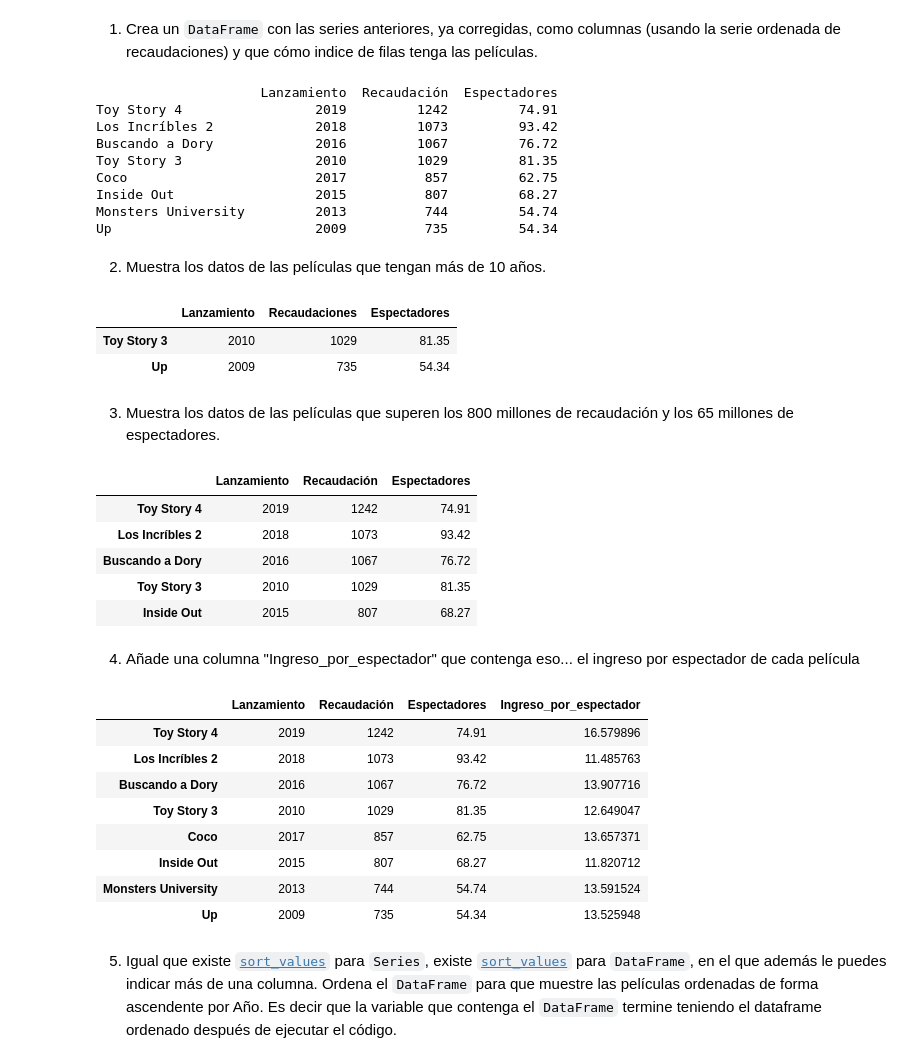
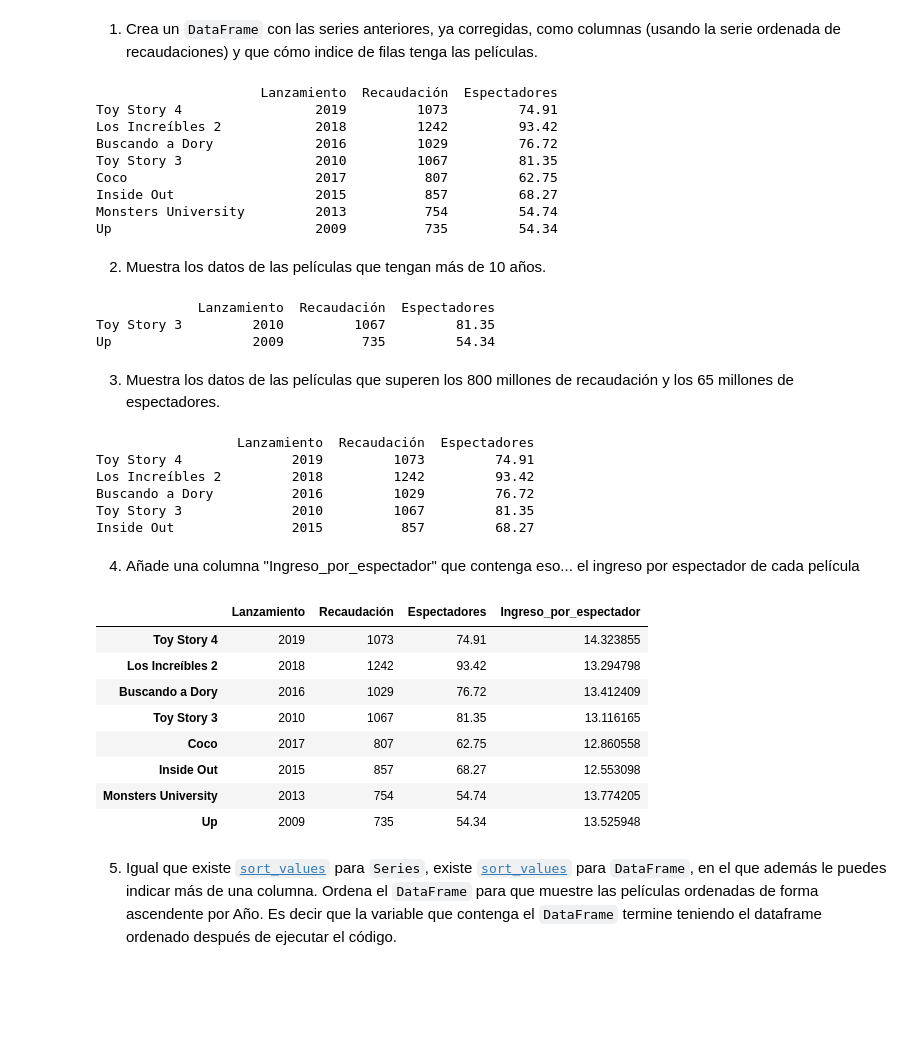
Before and after one commit to OKy9413/ONLINE_DS_THEBRIDGE_EXERSISES, a Jupyter notebook: 02_Programacion_y_Herramientas_Avanzadas/Sprint_04/Unidad_01/Practica_Obligatoria/18_Practica_Obligatoria_Pandas_I.ipynb, the cells around one changed output. Cells and saved outputs as stored; diff of their text form; code cells hidden in the pictures; blank space fills up the shorter version.

```diff
--- a/02_Programacion_y_Herramientas_Avanzadas/Sprint_04/Unidad_01/Practica_Obligatoria/18_Practica_Obligatoria_Pandas_I.ipynb
+++ b/02_Programacion_y_Herramientas_Avanzadas/Sprint_04/Unidad_01/Practica_Obligatoria/18_Practica_Obligatoria_Pandas_I.ipynb
@@ -126,9 +126,9 @@ print(profits['Monsters University'])
 # %% [output]
 754
 # %%
-titulos_corregidos = ["Toy Story 4", "Los Incríbles 2", "Buscando a Dory", "Toy Story 3", "Coco", "Inside Out", "Monsters University", "Up"]
+titulos_corregidos = ["Toy Story 4", "Los Increíbles 2", "Buscando a Dory", "Toy Story 3", "Coco", "Inside Out", "Monsters University", "Up"]
 release.index = titulos_corregidos
-copia_profits.index = titulos_corregidos
+profits.index = titulos_corregidos
 vewers.index = titulos_corregidos
 print(release.index, profits.index, vewers.index)
 # %% [output]
@@ -144,54 +144,54 @@ Index(['Toy Story 4', 'Los Incríbles 2', 'Buscando a Dory', 'Toy Story 3',
 # %% [markdown]
 1. Crea un `DataFrame` con las series anteriores, ya corregidas, como columnas (usando la serie ordenada de recaudaciones) y que cómo indice de filas tenga las películas.
 # %%
-data = {'Lanzamiento': release, 'Recaudación': copia_profits, 'Espectadores': vewers}
+data = {'Lanzamiento': release, 'Recaudación': profits, 'Espectadores': vewers}
 df = pd.DataFrame(data)
 print(df)
 # %% [output]
                      Lanzamiento  Recaudación  Espectadores
-Toy Story 4                 2019         1242         74.91
-Los Incríbles 2             2018         1073         93.42
-Buscando a Dory             2016         1067         76.72
-Toy Story 3                 2010         1029         81.35
-Coco                        2017          857         62.75
-Inside Out                  2015          807         68.27
-Monsters University         2013          744         54.74
+Toy Story 4                 2019         1073         74.91
+Los Increíbles 2            2018         1242         93.42
+Buscando a Dory             2016         1029         76.72
+Toy Story 3                 2010         1067         81.35
+Coco                        2017          807         62.75
+Inside Out                  2015          857         68.27
+Monsters University         2013          754         54.74
 Up                          2009          735         54.34
 # %% [markdown]
 2. Muestra los datos de las películas que tengan más de 10 años.
 # %%
 mas_10_anios = df[(2023 - df['Lanzamiento']) > 10]
-mas_10_anios
+print(mas_10_anios)
 # %% [output]
-|  | Lanzamiento | Recaudaciones | Espectadores |
-| Toy Story 3 | 2010 | 1029 | 81.35 |
-| Up | 2009 | 735 | 54.34 |
+             Lanzamiento  Recaudación  Espectadores
+Toy Story 3         2010         1067         81.35
+Up                  2009          735         54.34
 # %% [markdown]
 3. Muestra los datos de las películas que superen los 800 millones de recaudación y los 65 millones de espectadores.
 # %%
 selec1 = df[(df['Recaudación'] > 800) & (df['Espectadores'] > 65)]
-selec1
+print(selec1)
 # %% [output]
-|  | Lanzamiento | Recaudación | Espectadores |
-| Toy Story 4 | 2019 | 1242 | 74.91 |
-| Los Incríbles 2 | 2018 | 1073 | 93.42 |
-| Buscando a Dory | 2016 | 1067 | 76.72 |
-| Toy Story 3 | 2010 | 1029 | 81.35 |
-| Inside Out | 2015 | 807 | 68.27 |
+                  Lanzamiento  Recaudación  Espectadores
+Toy Story 4              2019         1073         74.91
+Los Increíbles 2         2018         1242         93.42
+Buscando a Dory          2016         1029         76.72
+Toy Story 3              2010         1067         81.35
+Inside Out               2015          857         68.27
 # %% [markdown]
 4. Añade una columna "Ingreso_por_espectador" que contenga eso... el ingreso por espectador de cada película
 # %%
 df['Ingreso_por_espectador'] = df['Recaudación'] / df['Espectadores']
-df
+display(df)
 # %% [output]
 |  | Lanzamiento | Recaudación | Espectadores | Ingreso_por_espectador |
-| Toy Story 4 | 2019 | 1242 | 74.91 | 16.579896 |
-| Los Incríbles 2 | 2018 | 1073 | 93.42 | 11.485763 |
-| Buscando a Dory | 2016 | 1067 | 76.72 | 13.907716 |
-| Toy Story 3 | 2010 | 1029 | 81.35 | 12.649047 |
-| Coco | 2017 | 857 | 62.75 | 13.657371 |
-| Inside Out | 2015 | 807 | 68.27 | 11.820712 |
-| Monsters University | 2013 | 744 | 54.74 | 13.591524 |
+| Toy Story 4 | 2019 | 1073 | 74.91 | 14.323855 |
+| Los Increíbles 2 | 2018 | 1242 | 93.42 | 13.294798 |
+| Buscando a Dory | 2016 | 1029 | 76.72 | 13.412409 |
+| Toy Story 3 | 2010 | 1067 | 81.35 | 13.116165 |
+| Coco | 2017 | 807 | 62.75 | 12.860558 |
+| Inside Out | 2015 | 857 | 68.27 | 12.553098 |
+| Monsters University | 2013 | 754 | 54.74 | 13.774205 |
 | Up | 2009 | 735 | 54.34 | 13.525948 |
 # %% [markdown]
 5. Igual que existe [`sort_values`](https://pandas.pydata.org/docs/reference/api/pandas.Series.sort_values.html#pandas.Series.sort_values) para `Series`, existe [`sort_values`](https://pandas.pydata.org/docs/reference/api/pandas.DataFrame.sort_values.html#pandas.DataFrame.sort_values) para `DataFrame`, en el que además le puedes indicar más de una columna. Ordena el `DataFrame` para que muestre las películas ordenadas de forma ascendente por Año. Es decir que la variable que contenga el `DataFrame` termine teniendo el dataframe ordenado después de ejecutar el código.
```
Also changed, not shown: parts of 4 cells of this notebook.
